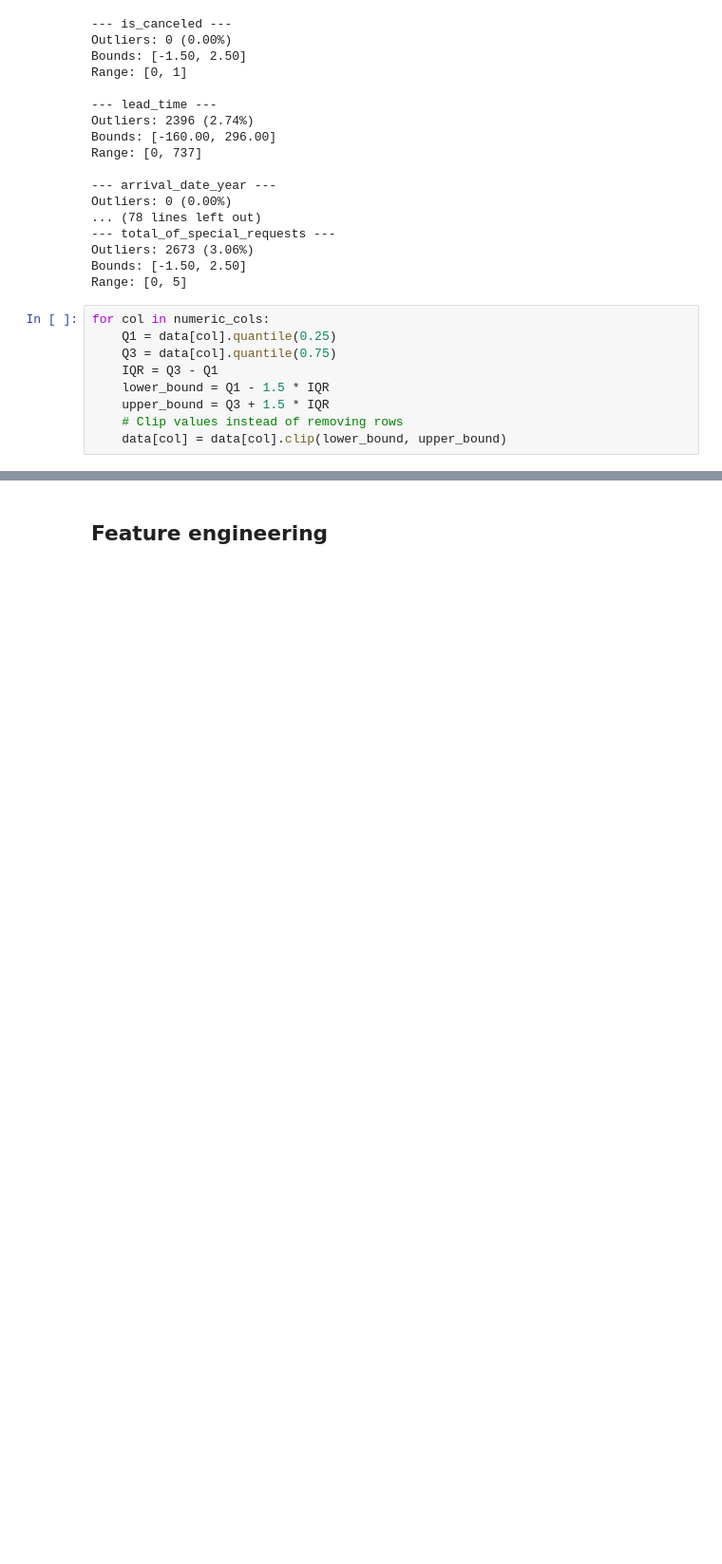
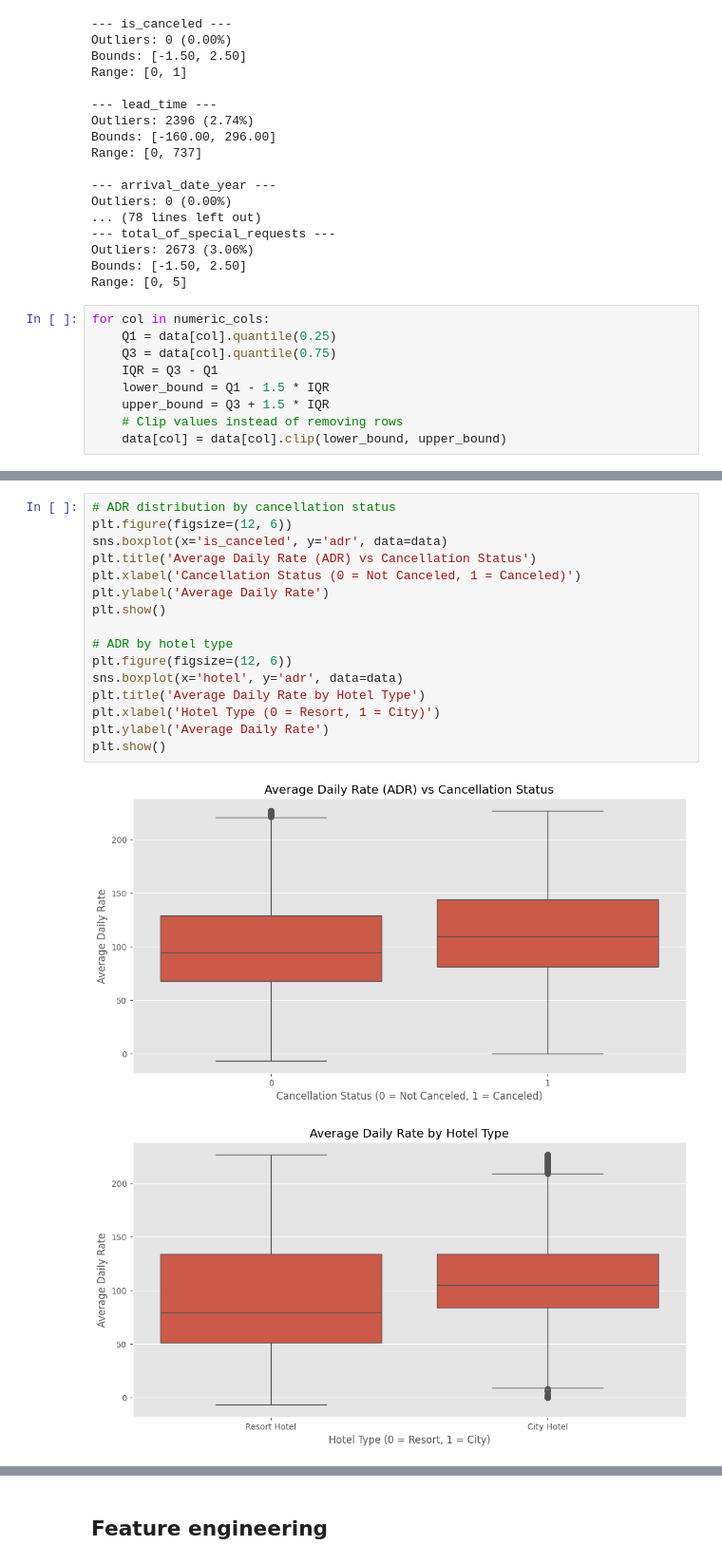
Before and after one commit to LinaMatter20/gtc-ml-project1-hotel-bookings, a Jupyter notebook: Project1(GTC).ipynb, the cells around one changed output, grey strips where cells are left out. Shown at 95% size. Cells and saved outputs as stored; diff of their text form; blank space fills up the shorter version.

```diff
--- a/Project1(GTC).ipynb
+++ b/Project1(GTC).ipynb
@@ -470,0 +543,19 @@ for col in numeric_cols:
+# %%
+# ADR distribution by cancellation status
+plt.figure(figsize=(12, 6))
+sns.boxplot(x='is_canceled', y='adr', data=data)
+plt.title('Average Daily Rate (ADR) vs Cancellation Status')
+plt.xlabel('Cancellation Status (0 = Not Canceled, 1 = Canceled)')
+plt.ylabel('Average Daily Rate')
+plt.show()
+
+# ADR by hotel type
+plt.figure(figsize=(12, 6))
+sns.boxplot(x='hotel', y='adr', data=data)
+plt.title('Average Daily Rate by Hotel Type')
+plt.xlabel('Hotel Type (0 = Resort, 1 = City)')
+plt.ylabel('Average Daily Rate')
+plt.show()
+# %% [output]
+[figure, added]
+[figure, added]
```
Also changed, not shown: parts of 9 cells of this notebook.
